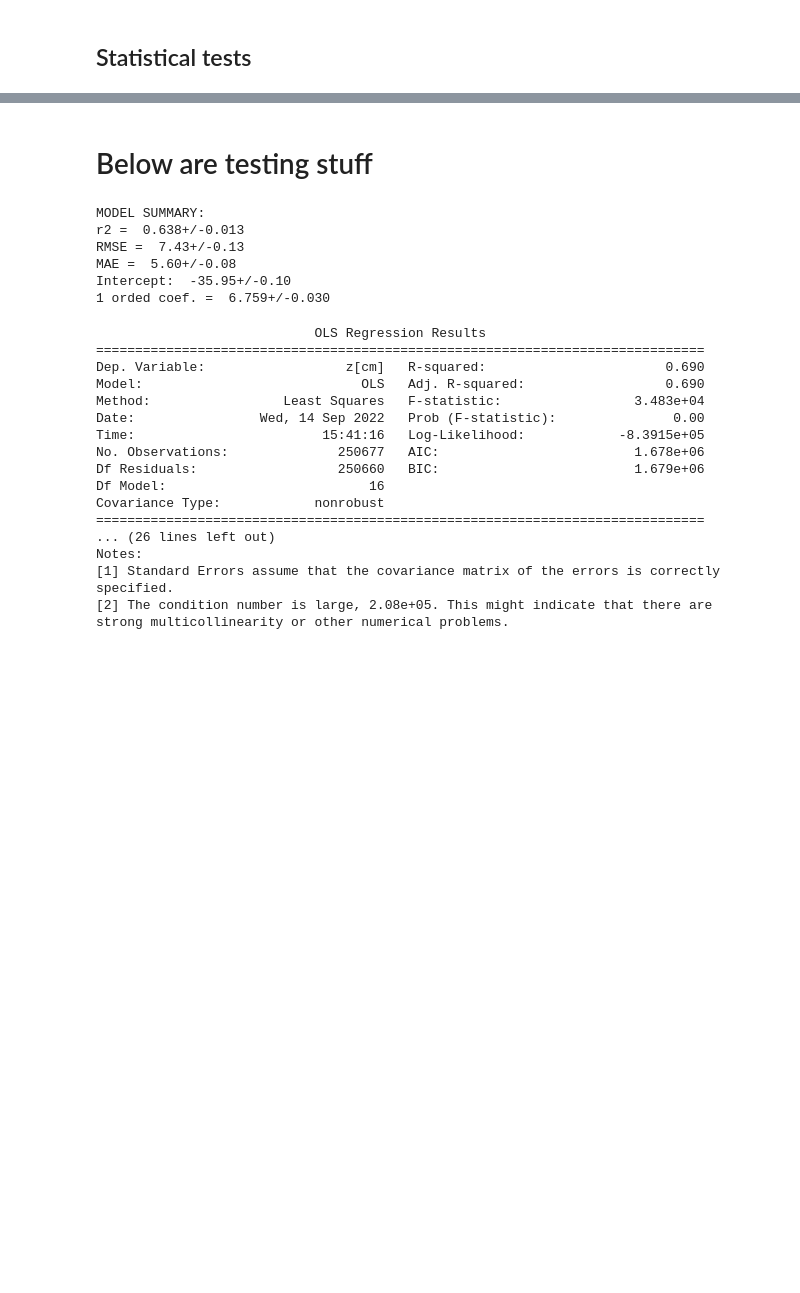
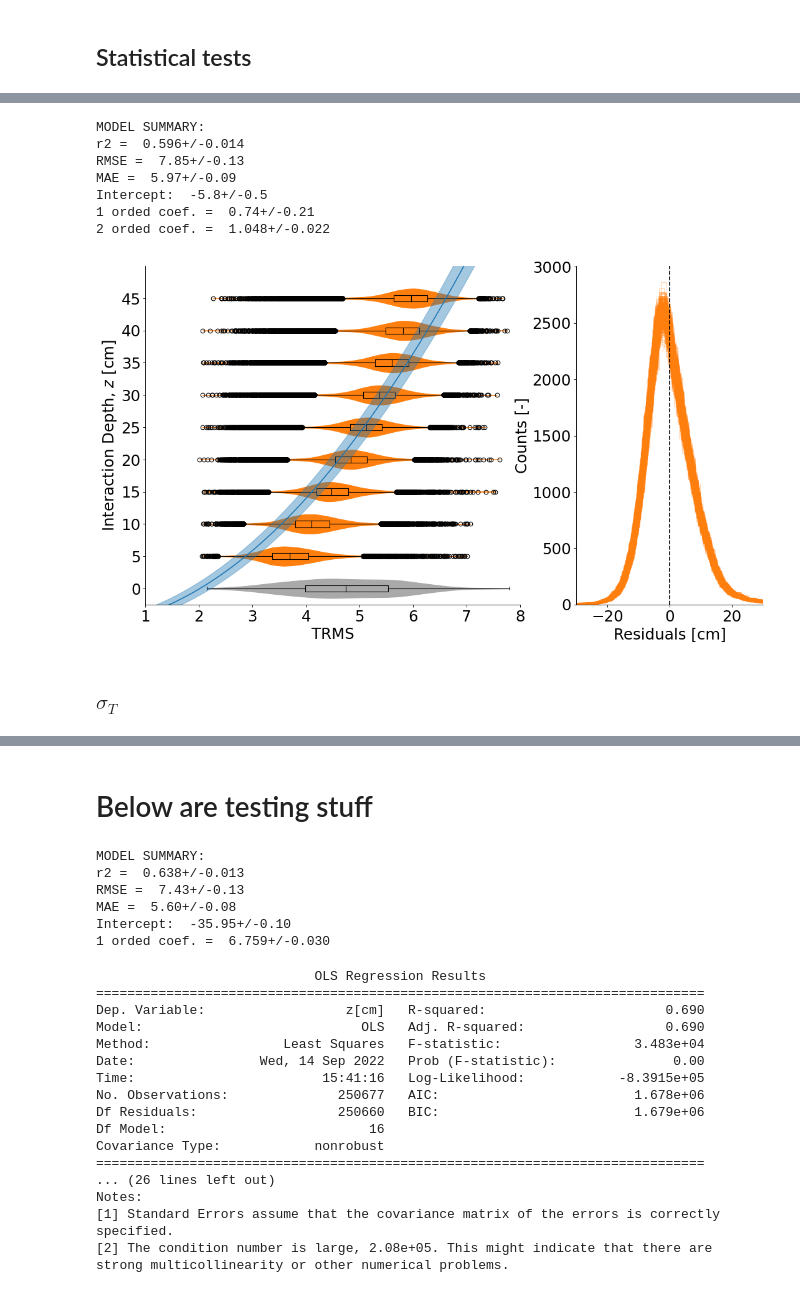
Before and after one commit to RitaROK/Analysis, a Jupyter notebook: Estimation_of_z.ipynb, the cells around one changed output, grey strips where cells are left out. Drawn from its saved outputs; the diff is of its cells as text; code cells hidden in the pictures; blank space fills up the shorter version.

```diff
--- a/Estimation_of_z.ipynb
+++ b/Estimation_of_z.ipynb
@@ -1742,0 +1778,21 @@ Intercept:  -3.84+/-0.05
+# %%
+## Simple linear regression
+
+feature = 'TRMS' #@param ["1st option", "2nd option", "3rd option"] {allow-input: true}
+xmin = 1 #@param {type:"number"}
+xmax = 8 #@param {type:"number"}
+polinomial = 2 #@param {type:"number"}
+
+
+onefeat(roi, feature, xmin, xmax, pol=polinomial)
+# %% [output]
+MODEL SUMMARY:
+r2 =  0.596+/-0.014
+RMSE =  7.85+/-0.13
+MAE =  5.97+/-0.09
+Intercept:  -5.8+/-0.5
+1 orded coef. =  0.74+/-0.21
+2 orded coef. =  1.048+/-0.022
+[figure, added]
+# %% [markdown]
+### $\sigma_T$
```
Also changed, not shown: parts of 139 cells of this notebook.
